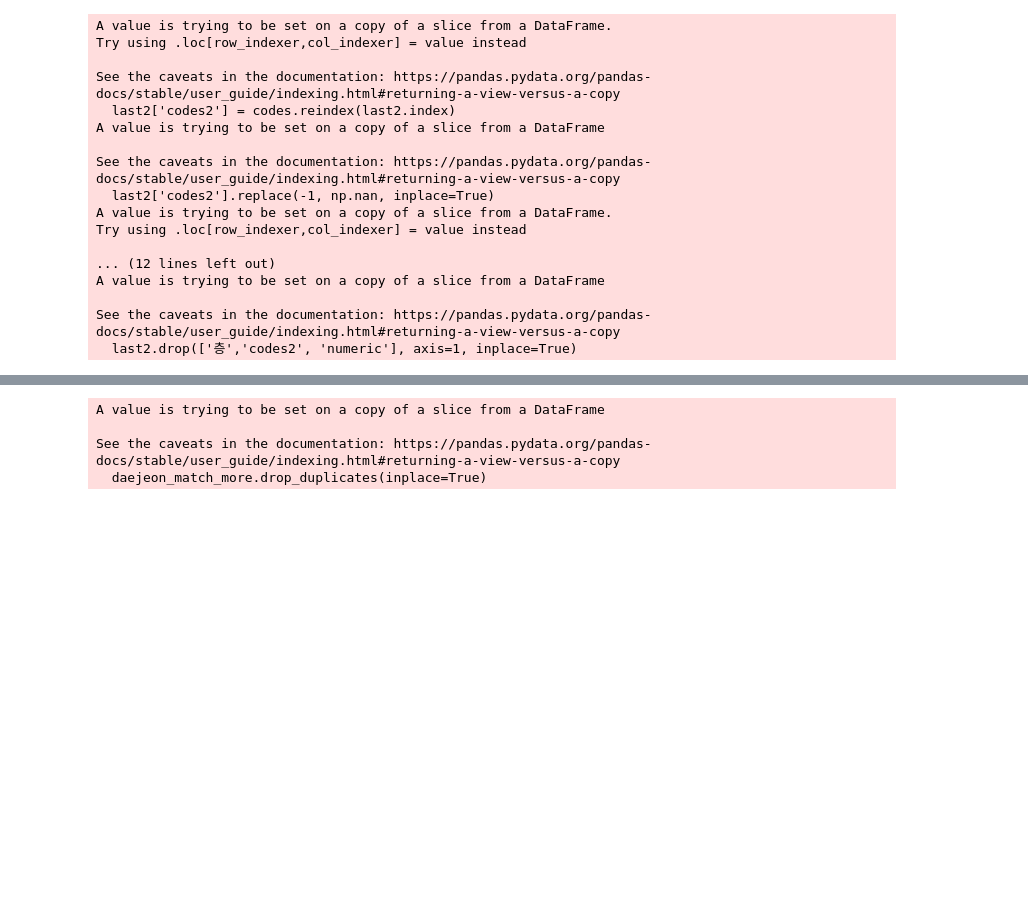
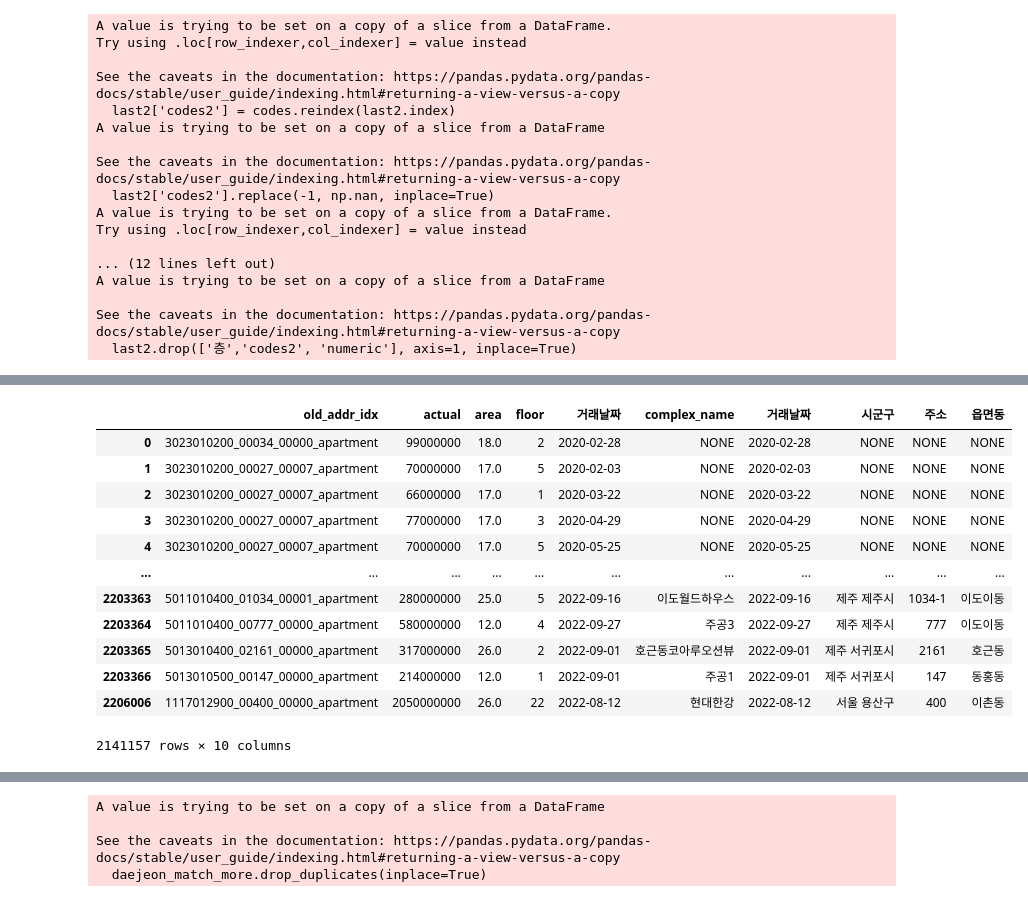
Before and after one commit to jiboo01/Real-Estate-Data-Analysis, a Jupyter notebook: 0609 필요 작업/data check.ipynb, the cells around one changed output, grey strips where cells are left out. Drawn from its saved outputs; the diff is of its cells as text; code cells hidden in the pictures; blank space fills up the shorter version.

```diff
--- a/0609 필요 작업/data check.ipynb
+++ b/0609 필요 작업/data check.ipynb
@@ -767,0 +1007,9 @@ daejeon_match
+# %%
+df3 = pd.read_csv('/home/subin/다운로드/여피/0315 업무/trade_history_2018-2023_edit.csv', header=None)
+df3.columns = ['old_addr_idx', '거래날짜', 'actual', '면적', 'floor', '모름', '거래방식', '모름2', '모름3', '시군구', '주소', '읍면동', 'complex_name', '모름4', '모름5', 'property_type']
+df3 = df3.drop_duplicates()
+df3['area'] = (df3['면적']/3.3).round(0)
+df3.fillna("NONE", inplace=True)
+df3 = df3[~df3['property_type'].str.contains('officetel')]
+df3 = df3[['old_addr_idx', 'actual', 'area', 'floor', '거래날짜', 'complex_name', '시군구', '주소', '읍면동']]
+df3
@@ -767,0 +1030,17 @@ daejeon_match
+# %%
+df3['area'] = df3['area'].round()
+df3
+# %% [output]
+|  | old_addr_idx | actual | area | floor | 거래날짜 | complex_name | 거래날짜 | 시군구 | 주소 | 읍면동 |
+| 0 | 3023010200_00034_00000_apartment | 99000000 | 18.0 | 2 | 2020-02-28 | NONE | 2020-02-28 | NONE | NONE | NONE |
+| 1 | 3023010200_00027_00007_apartment | 70000000 | 17.0 | 5 | 2020-02-03 | NONE | 2020-02-03 | NONE | NONE | NONE |
+| 2 | 3023010200_00027_00007_apartment | 66000000 | 17.0 | 1 | 2020-03-22 | NONE | 2020-03-22 | NONE | NONE | NONE |
+| 3 | 3023010200_00027_00007_apartment | 77000000 | 17.0 | 3 | 2020-04-29 | NONE | 2020-04-29 | NONE | NONE | NONE |
+| 4 | 3023010200_00027_00007_apartment | 70000000 | 17.0 | 5 | 2020-05-25 | NONE | 2020-05-25 | NONE | NONE | NONE |
+| ... | ... | ... | ... | ... | ... | ... | ... | ... | ... | ... |
+| 2203363 | 5011010400_01034_00001_apartment | 280000000 | 25.0 | 5 | 2022-09-16 | 이도월드하우스 | 2022-09-16 | 제주 제주시 | 1034-1 | 이도이동 |
+| 2203364 | 5011010400_00777_00000_apartment | 580000000 | 12.0 | 4 | 2022-09-27 | 주공3 | 2022-09-27 | 제주 제주시 | 777 | 이도이동 |
+| 2203365 | 5013010400_02161_00000_apartment | 317000000 | 26.0 | 2 | 2022-09-01 | 호근동코아루오션뷰 | 2022-09-01 | 제주 서귀포시 | 2161 | 호근동 |
+| 2203366 | 5013010500_00147_00000_apartment | 214000000 | 12.0 | 1 | 2022-09-01 | 주공1 | 2022-09-01 | 제주 서귀포시 | 147 | 동홍동 |
+| 2206006 | 1117012900_00400_00000_apartment | 2050000000 | 26.0 | 22 | 2022-08-12 | 현대한강 | 2022-08-12 | 서울 용산구 | 400 | 이촌동 |
+2141157 rows × 10 columns
```
Also changed, not shown: parts of 45 cells of this notebook.
